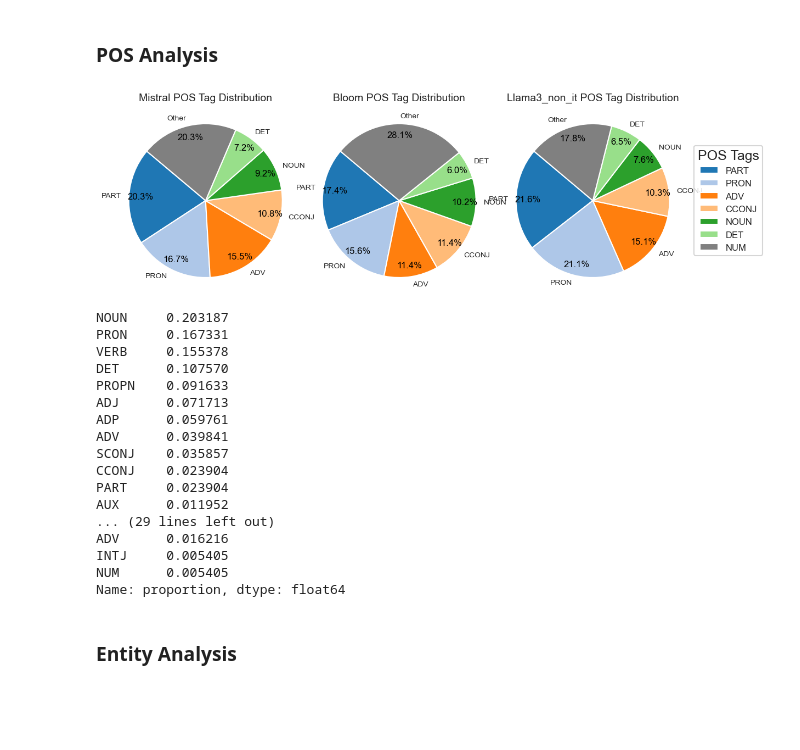
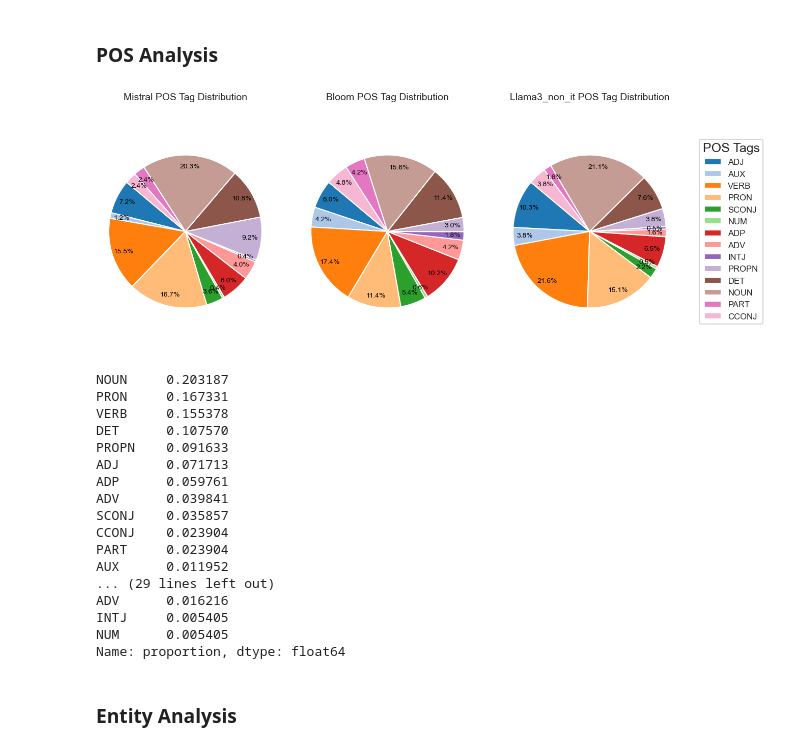
Before and after one commit to klarafolke/Characterising-Toxicity-in-Language-Models, a Jupyter notebook: lexical_100_prompts.ipynb, the cells around one changed output. Saved outputs shown, nothing was run; the diff lists cells and outputs as text; code cells hidden in the pictures; blank space fills up the shorter version.

```diff
--- a/lexical_100_prompts.ipynb
+++ b/lexical_100_prompts.ipynb
@@ -255,3 +255,18 @@ def get_important_words(tokens, seq_attr, input_sentence, threshold):
     word_weight = x.tolist()
 
     return filtered_words, word_importances,word_weight, is_word_important_boolean, important_words
+# %%
+import pickle
+import pandas as pd
+
+# test
+index = 26
+
+exp = m_explanations_df_filtered.iloc[index]['explanation']
+print(exp)
+words, importance, mask, important_words = (exp['explanation'].input_tokens, exp['explanation'].seq_attr, exp['input'], 0.5)
+
+print('Words in text:', words)
+print('Importance of words:', importance)
+print('Is word important?:', mask)
+print('Important words in text:', important_words)
@@ -494,7 +553,7 @@ def count_pos_tags(pos_tags):
     pos_counts = pd.Series(pos_tags).value_counts(normalize=True)
     return pos_counts
 
-# Function to plot POS distribution with consistent colors and only top 6 percentages
+# Function to plot POS distribution with consistent colors
 def plot_combined_pos_distribution(mistral_pos_counts, bloom_pos_counts, llama_pos_counts):
     pos_labels = list(set(mistral_pos_counts.index) | set(bloom_pos_counts.index) | set(llama_pos_counts.index))
     colors = plt.cm.tab20(range(len(pos_labels)))
@@ -504,20 +563,16 @@ def plot_combined_pos_distribution(mistral_pos_counts, bloom_pos_counts, llama_p
 
     def plot_pie(ax, pos_counts, title):
         sizes = [pos_counts.get(pos, 0) for pos in pos_labels]
-        top_six = sorted(sizes, reverse=True)[:6]
-        other = sum(sizes) - sum(top_six)
-        sizes = top_six + [other]
-        labels = [pos for pos, size in zip(pos_labels, sizes) if size in top_six] + ['Other']
-        wedges, texts, autotexts = ax.pie(sizes, labels=labels, colors=[pos_to_color.get(pos, 'grey') for pos in labels],
+        wedges, texts, autotexts = ax.pie(sizes, colors=[pos_to_color[pos] for pos in pos_labels],
                                           autopct='%1.1f%%', startangle=140, pctdistance=0.85, textprops={'fontsize': 10})
         for autotext in autotexts:
             autotext.set_color('black')
-            autotext.set_size(12)
+            autotext.set_size(10)
         ax.axis('equal')
         ax.set_title(title, fontsize=14, pad=20)  # Adjust the title position
         return wedges
 
-    fig, axes = plt.subplots(1, 3, figsize=(16, 4))
+    fig, axes = plt.subplots(1, 3, figsize=(18, 6))
 
     # Plot for Mistral
     mistral_wedges = plot_pie(axes[0], mistral_pos_counts, 'Mistral POS Tag Distribution')
@@ -534,34 +589,34 @@ def plot_combined_pos_distribution(mistral_pos_counts, bloom_pos_counts, llama_p
     legend_ax.axis('off')
     legend_ax.legend(mistral_wedges, pos_labels, loc='center', bbox_to_anchor=(1.1, 0.5), title='POS Tags')
 
     # Remove the main title
     # plt.suptitle('POS Tag Distribution for Important Words Across Models', fontsize=16, x=0.5)
     plt.savefig('data/pos_tag_distribution_combined.png')
     plt.show()
 
 # Function to analyze POS distribution
 def analyze_pos_distribution(df):
     important_pos_tags = extract_important_pos_tags(df)
     pos_counts = count_pos_tags(important_pos_tags)
     return pos_counts
 
 # Analyze POS distribution for each model
 mistral_pos_distribution = analyze_pos_distribution(mistral_df)
 bloom_pos_distribution = analyze_pos_distribution(bloom_df)
 llama_pos_distribution = analyze_pos_distribution(llama_df)
 
 # Plot combined POS distribution
 plot_combined_pos_distribution(mistral_pos_distribution, bloom_pos_distribution, llama_pos_distribution)
 
 # Save the POS distributions to CSV
 mistral_pos_distribution.to_csv('data/mistral_pos_distribution.csv', index=True)
 bloom_pos_distribution.to_csv('data/bloom_pos_distribution.csv', index=True)
 llama_pos_distribution.to_csv('data/llama_pos_distribution.csv', index=True)
 print(mistral_pos_distribution)
 print(bloom_pos_distribution)
 print(llama_pos_distribution)
 # %% [output]
-[figure, old version]
+[figure, new version]
 NOUN     0.203187
 PRON     0.167331
 VERB     0.155378
```
Also changed, not shown: parts of 4 cells of this notebook.
